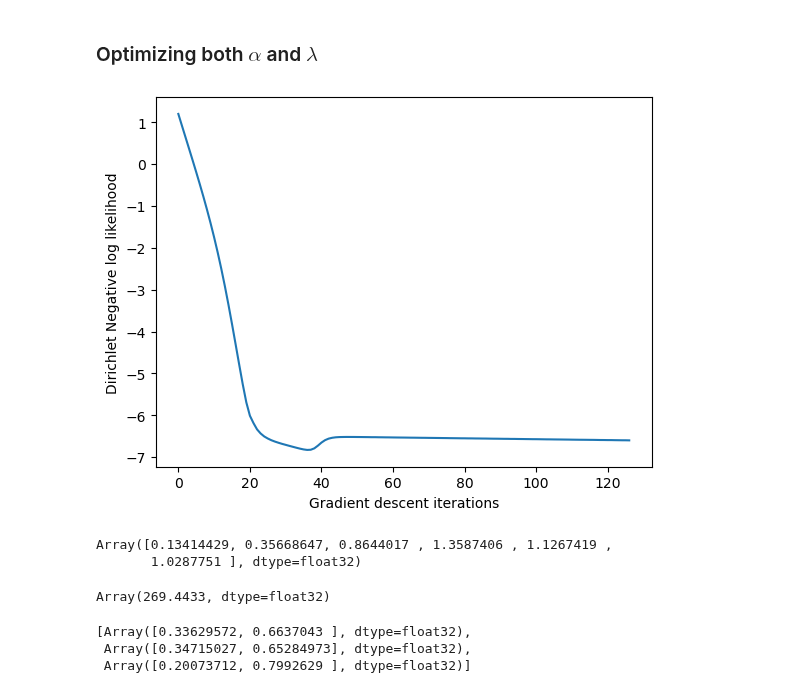
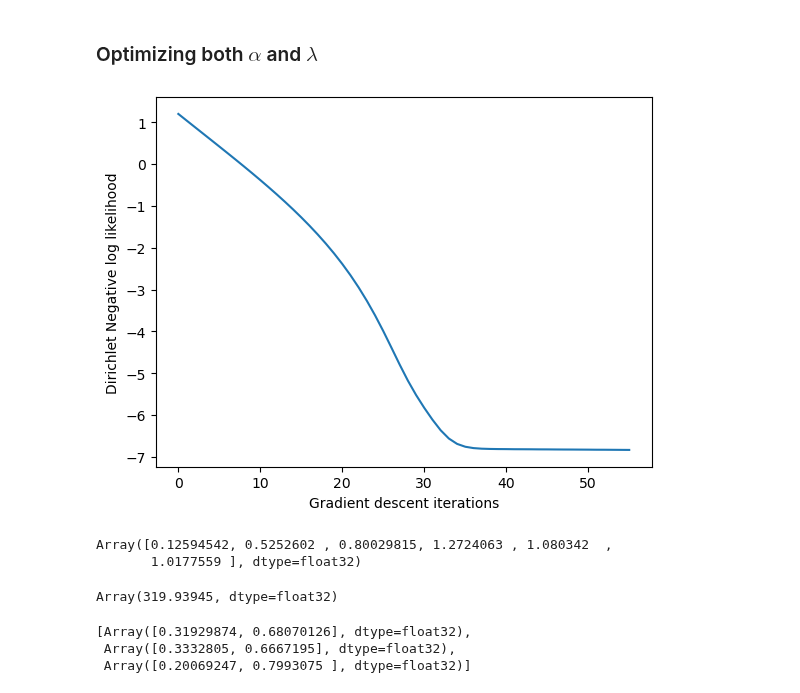
Before and after one commit to PanagiotisAnastasakis/ppe, a Jupyter notebook: Tests_optimization.ipynb, the cells around one changed output. Cells and saved outputs as stored; diff of their text form; code cells hidden in the pictures.

```diff
--- a/Tests_optimization.ipynb
+++ b/Tests_optimization.ipynb
@@ -213,49 +226,49 @@ def get_bernoulli_probs(partition, lam, covariate_set):
 
     return 1 - p1
 
 
 
 
 ### The lower and upper partitions should be wide enough so that the probabilities sum to 1
 
 partitions = [jnp.array([0,1]),
               jnp.array([0,1]),
               jnp.array([0,1])]
 
 expert_probs = [jnp.array([0.35, 0.65]),
                 jnp.array([0.3, 0.7]),
                 jnp.array([0.2, 0.8])]
 
 total_covariate_sets = [jnp.array([1.3, 0.7, 0.5]),
                         jnp.array([1, 0.5, 0.4]),
                         jnp.array([0.3, 0.7, 2])]
 
 
 
 opt_class = optimize_ppe(alpha=None, J = J, ppd=get_bernoulli_probs)
-lam_new, lik_progression, grad_progression = opt_class.gradient_descent(partitions, expert_probs, lam_0=jnp.ones(6), iters = 1000, step_size=0.01, tol = 1e-6, total_covariates=total_covariate_sets)
+lam_new, lik_progression, grad_progression = opt_class.gradient_descent(partitions, expert_probs, lam_0=jnp.ones(6), iters = 1000, step_size=0.005, tol = 1e-4, total_covariates=total_covariate_sets)
 
 
 plt.plot(lik_progression)
 plt.xlabel("Gradient descent iterations")
 plt.ylabel("Dirichlet Negative log likelihood")
 plt.show()
 # %% [output]
-[figure, old version]
+[figure, new version]
 # %%
 lam_new
 # %% [output]
-Array([0.13414429, 0.35668647, 0.8644017 , 1.3587406 , 1.1267419 ,
-       1.0287751 ], dtype=float32)
+Array([0.12594542, 0.5252602 , 0.80029815, 1.2724063 , 1.080342  ,
+       1.0177559 ], dtype=float32)
 # %%
 opt_class.get_alpha(partitions, lam_new, expert_probs, total_covariate_sets) ## resulting alpha from the MLE closed form solution for the optimized hyperparameters lambda
 # %% [output]
-Array(269.4433, dtype=float32)
+Array(319.93945, dtype=float32)
 # %%
 best_model_probs = [jnp.array(opt_class.ppd_function(partitions[j], lam_new, total_covariate_sets[j])) for j in range(len(expert_probs))]
 # %%
 best_model_probs
 # %% [output]
-[Array([0.33629572, 0.6637043 ], dtype=float32),
- Array([0.34715027, 0.65284973], dtype=float32),
- Array([0.20073712, 0.7992629 ], dtype=float32)]
+[Array([0.31929874, 0.68070126], dtype=float32),
+ Array([0.3332805, 0.6667195], dtype=float32),
+ Array([0.20069247, 0.7993075 ], dtype=float32)]
```
Also changed, not shown: parts of 11 cells of this notebook, 2 other files.
